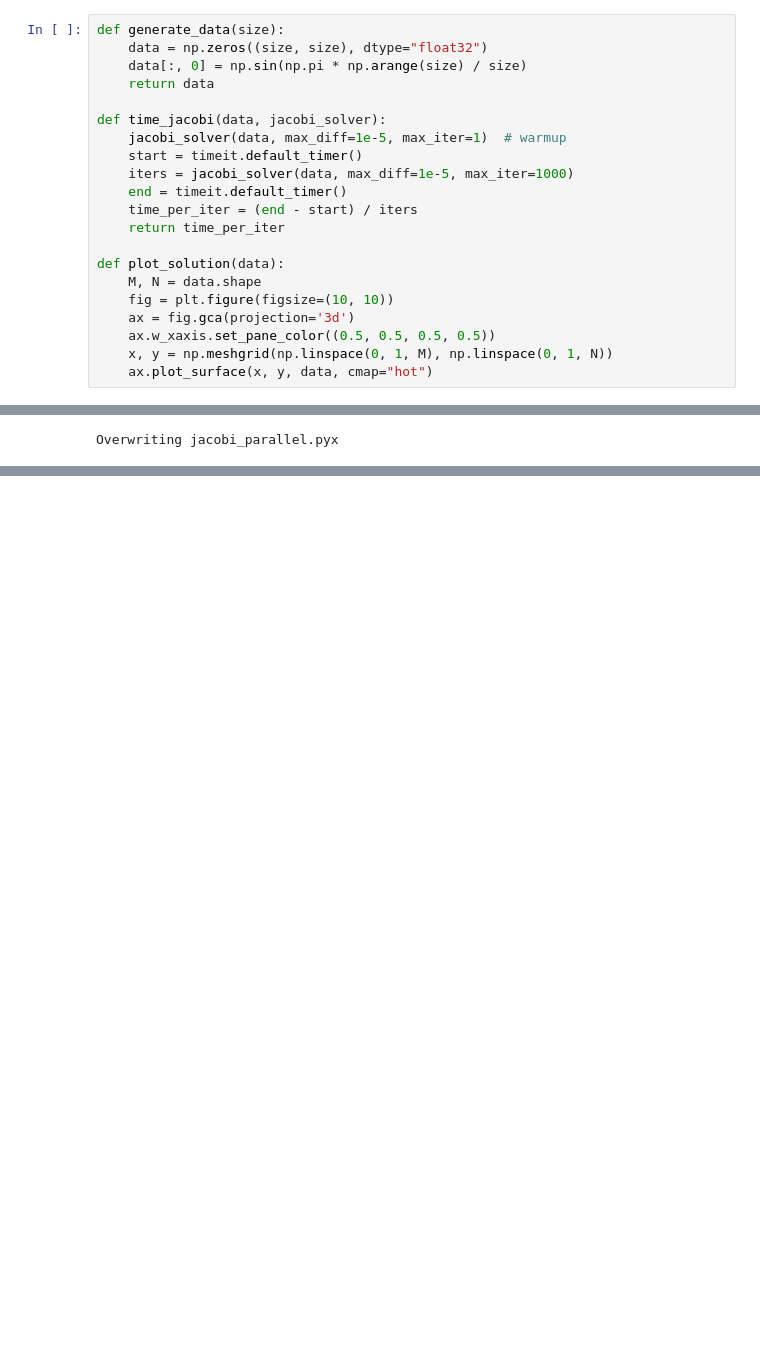
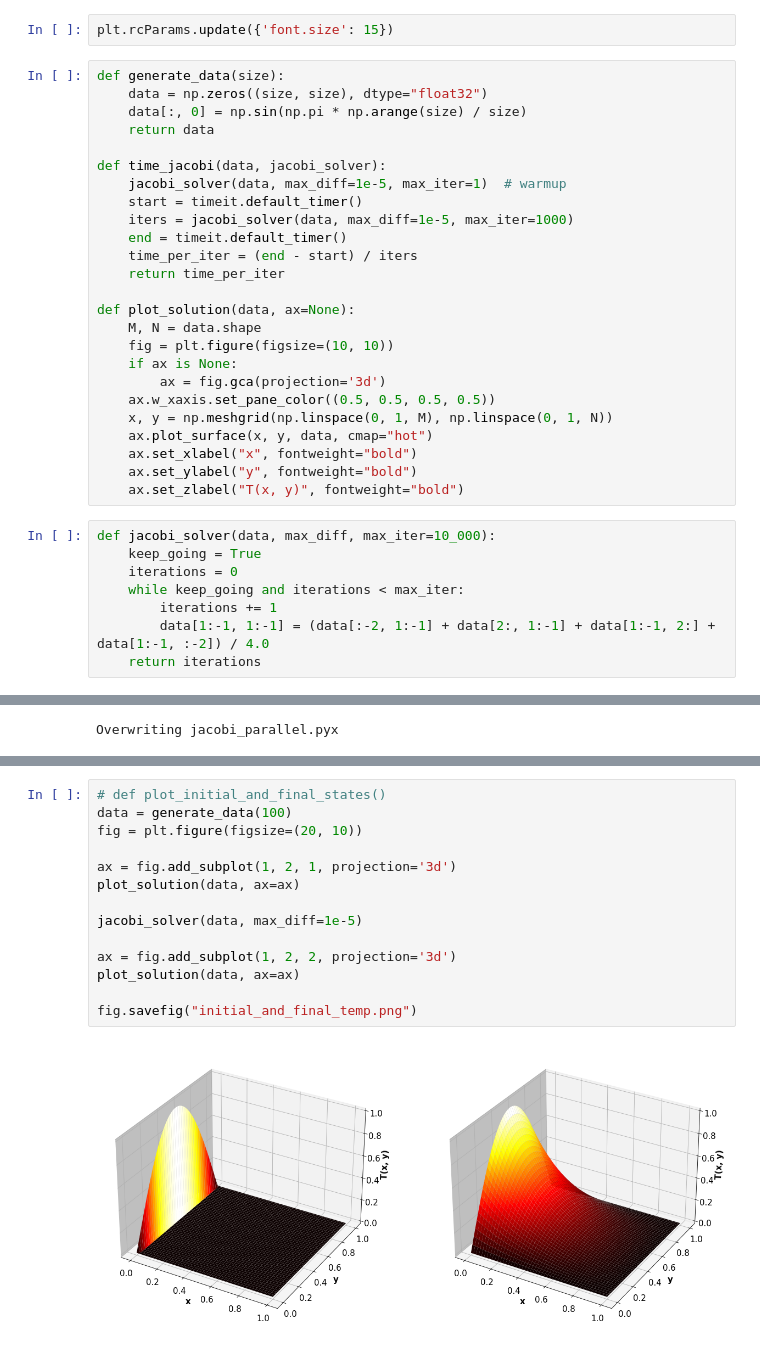
Before and after one commit to shwina/stdpar-cython, a Jupyter notebook: jacobi.ipynb, the cells around one changed output, grey strips where cells are left out. Drawn from its saved outputs; the diff is of its cells as text; blank space fills up the shorter version.

```diff
--- a/jacobi.ipynb
+++ b/jacobi.ipynb
@@ -6,6 +6,8 @@ import pandas as pd
 import matplotlib.pyplot as plt
 
 from utils import format_time
+# %%
+plt.rcParams.update({'font.size': 15})
 # %%
 def generate_data(size):
     data = np.zeros((size, size), dtype="float32")
@@ -20,10 +22,22 @@ def time_jacobi(data, jacobi_solver):
     time_per_iter = (end - start) / iters
     return time_per_iter
 
-def plot_solution(data):
+def plot_solution(data, ax=None):
     M, N = data.shape
     fig = plt.figure(figsize=(10, 10))
-    ax = fig.gca(projection='3d')
+    if ax is None:
+        ax = fig.gca(projection='3d')
     ax.w_xaxis.set_pane_color((0.5, 0.5, 0.5, 0.5))
     x, y = np.meshgrid(np.linspace(0, 1, M), np.linspace(0, 1, N))
     ax.plot_surface(x, y, data, cmap="hot")
+    ax.set_xlabel("x", fontweight="bold")
+    ax.set_ylabel("y", fontweight="bold")
+    ax.set_zlabel("T(x, y)", fontweight="bold")
+# %%
+def jacobi_solver(data, max_diff, max_iter=10_000):
+    keep_going = True
+    iterations = 0
+    while keep_going and iterations < max_iter:
+        iterations += 1
+        data[1:-1, 1:-1] = (data[:-2, 1:-1] + data[2:, 1:-1] + data[1:-1, 2:] + data[1:-1, :-2]) / 4.0
+    return iterations
@@ -248,0 +381,16 @@ speedups.plot(
+# %%
+# def plot_initial_and_final_states()
+data = generate_data(100)
+fig = plt.figure(figsize=(20, 10))
+
+ax = fig.add_subplot(1, 2, 1, projection='3d')
+plot_solution(data, ax=ax)
+
+jacobi_solver(data, max_diff=1e-5)
+
+ax = fig.add_subplot(1, 2, 2, projection='3d')
+plot_solution(data, ax=ax)
+
+fig.savefig("initial_and_final_temp.png")
+# %% [output]
+[figure, added]
```
Also changed, not shown: parts of 15 cells of this notebook, 1 other file.
